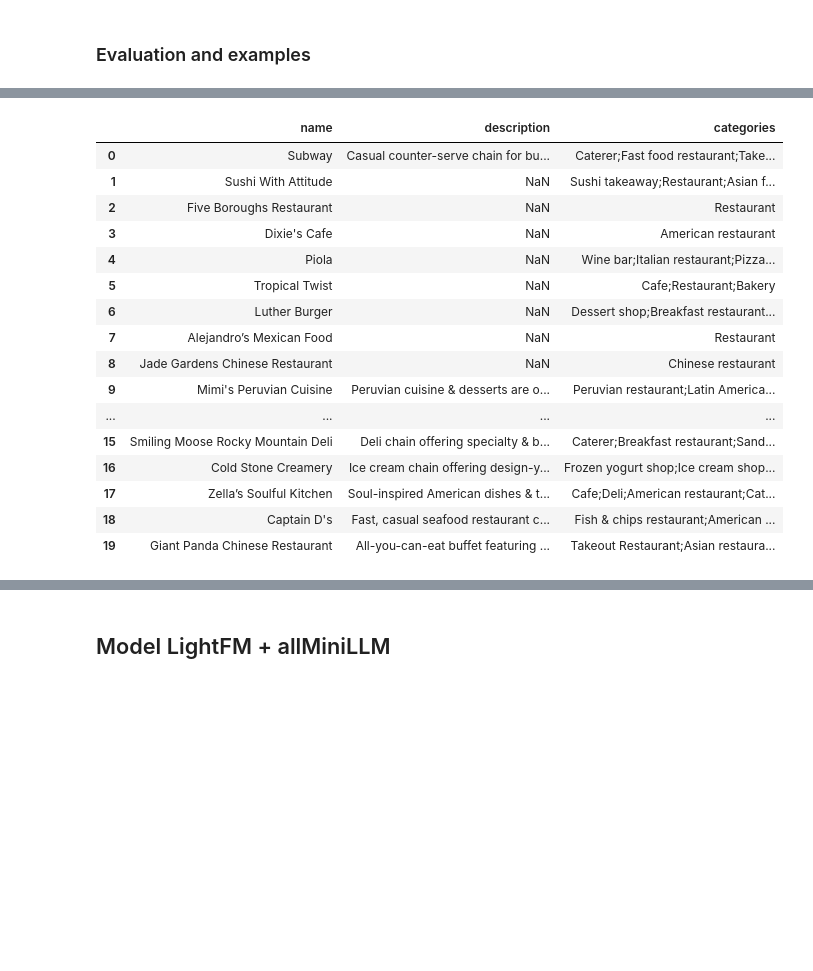
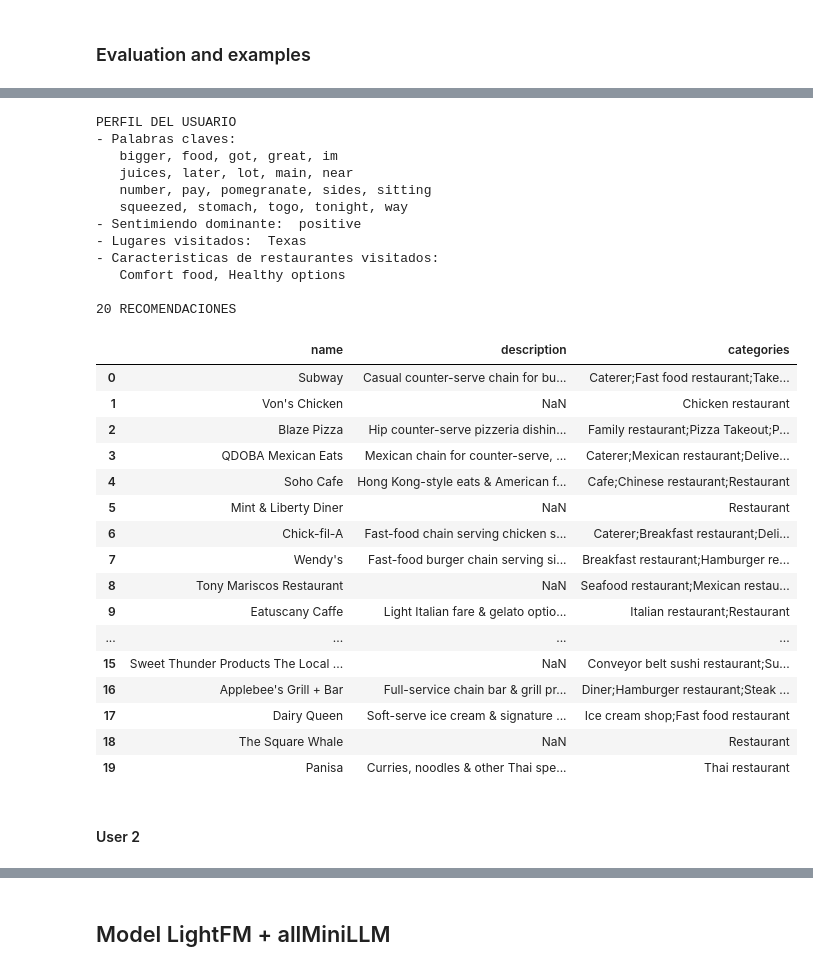
Before and after one commit to pedrozavalat/iic3633-proyecto, a Jupyter notebook: iic3633_lightFM.ipynb, the cells around one changed output, grey strips where cells are left out. Saved outputs shown, nothing was run; the diff lists cells and outputs as text; code cells hidden in the pictures; blank space fills up the shorter version.

Commit message:
feat: add user profile and evaluation metrics for size 30 reclists

```diff
--- a/iic3633_lightFM.ipynb
+++ b/iic3633_lightFM.ipynb
@@ -358,14 +451,16 @@ def show_recommendations(user, reclist):
         'categories': []
 
     }
-    for rest_id in reclist:
-
-        rec_business_cols['name'].append(restaurants_dict[rest_id]['name'])
-        rec_business_cols['description'].append(restaurants_dict[rest_id]['descriptions'])
-        rec_business_cols['categories'].append(restaurants_dict[rest_id]['categories'])
-
+    for row in restaurants.itertuples():
+        index = row.Index
+        if index not in reclist: continue
+        rec_business_cols['name'].append(row.name)
+        rec_business_cols['categories'].append(row.categories)
+        rec_business_cols['description'].append(row.descriptions)
 
     reclist_df = pd.DataFrame(rec_business_cols)
+    get_user_profile(user)
+    print(f'\n{len(reclist)} recomendaciones'.upper())
     return reclist_df
 # %% [markdown]
 # Models
@@ -673,7 +769,7 @@ item_features_data = [
     (rest_id, {f"dim_{i}": embedding[i] for i in range(len(embedding))})
     for rest_id, embedding in zip(restaurants_dict.keys(), embedding_matrix)
 ]
-item_features = dataset.build_item_features(item_features_data, normalize=False)
+item_features_1 = dataset.build_item_features(item_features_data, normalize=False)
 # %%
 flatmap_train_user_items = []
 for user, reviews in train_user_items.items():
@@ -852,2 +915,3 @@ Diversity@10: 0.9637184115523451
 # %%
-fm_reclist20 = fm_train(lr=best_lr, no_comp=best_n_comp, epochs=5, k=20)
+fm_reclist20 = fm_train(lr=30, no_comp=0.01, epochs=5, k=20)
+evaluate_model(fm_reclist20, n=20)
@@ -867,0 +937,11 @@ random_user_rec20 = fm_reclist20[random_user]
+# %%
+# Buscamos diversos usuarios
+user1, user2, user3 = None, None, None
+while not (user1 and user2 and user3):
+    for user, recs in test_users.items():
+        if user1 == None and 1 <= len(recs) < 4:
+            user1 = user
+        if user2 == None and 4 <= len(recs) < 6:
+            user2 = user
+        if user3 == None and 8 <= len(recs):
+            user3 = user
@@ -882,20 +976,34 @@ show_recommendations(user=random_user, reclist=random_user_rec10)
 # %%
-show_recommendations(user=random_user, reclist=random_user_rec20)
+show_recommendations(user=user1, reclist=fm_reclist20[user1])
 # %% [output]
+PERFIL DEL USUARIO
+- Palabras claves:
+   bigger, food, got, great, im
+   juices, later, lot, main, near
+   number, pay, pomegranate, sides, sitting
+   squeezed, stomach, togo, tonight, way
+- Sentimiendo dominante:  positive
+- Lugares visitados:  Texas
+- Caracteristicas de restaurantes visitados:
+   Comfort food, Healthy options
+
+20 RECOMENDACIONES
 |  | name | description | categories |
 | 0 | Subway | Casual counter-serve chain for bu... | Caterer;Fast food restaurant;Take... |
-| 1 | Sushi With Attitude | NaN | Sushi takeaway;Restaurant;Asian f... |
-| 2 | Five Boroughs Restaurant | NaN | Restaurant |
-| 3 | Dixie's Cafe | NaN | American restaurant |
-| 4 | Piola | NaN | Wine bar;Italian restaurant;Pizza... |
-| 5 | Tropical Twist | NaN | Cafe;Restaurant;Bakery |
-| 6 | Luther Burger | NaN | Dessert shop;Breakfast restaurant... |
-| 7 | Alejandro’s Mexican Food | NaN | Restaurant |
-| 8 | Jade Gardens Chinese Restaurant | NaN | Chinese restaurant |
-| 9 | Mimi's Peruvian Cuisine | Peruvian cuisine & desserts are o... | Peruvian restaurant;Latin America... |
+| 1 | Von's Chicken | NaN | Chicken restaurant |
+| 2 | Blaze Pizza | Hip counter-serve pizzeria dishin... | Family restaurant;Pizza Takeout;P... |
+| 3 | QDOBA Mexican Eats | Mexican chain for counter-serve, ... | Caterer;Mexican restaurant;Delive... |
+| 4 | Soho Cafe | Hong Kong-style eats & American f... | Cafe;Chinese restaurant;Restaurant |
+| 5 | Mint & Liberty Diner | NaN | Restaurant |
+| 6 | Chick-fil-A | Fast-food chain serving chicken s... | Caterer;Breakfast restaurant;Deli... |
+| 7 | Wendy's | Fast-food burger chain serving si... | Breakfast restaurant;Hamburger re... |
+| 8 | Tony Mariscos Restaurant | NaN | Seafood restaurant;Mexican restau... |
+| 9 | Eatuscany Caffe | Light Italian fare & gelato optio... | Italian restaurant;Restaurant |
 | ... | ... | ... | ... |
-| 15 | Smiling Moose Rocky Mountain Deli | Deli chain offering specialty & b... | Caterer;Breakfast restaurant;Sand... |
-| 16 | Cold Stone Creamery | Ice cream chain offering design-y... | Frozen yogurt shop;Ice cream shop... |
-| 17 | Zella’s Soulful Kitchen | Soul-inspired American dishes & t... | Cafe;Deli;American restaurant;Cat... |
-| 18 | Captain D's | Fast, casual seafood restaurant c... | Fish & chips restaurant;American ... |
-| 19 | Giant Panda Chinese Restaurant | All-you-can-eat buffet featuring ... | Takeout Restaurant;Asian restaura... |
+| 15 | Sweet Thunder Products The Local ... | NaN | Conveyor belt sushi restaurant;Su... |
+| 16 | Applebee's Grill + Bar | Full-service chain bar & grill pr... | Diner;Hamburger restaurant;Steak ... |
+| 17 | Dairy Queen | Soft-serve ice cream & signature ... | Ice cream shop;Fast food restaurant |
+| 18 | The Square Whale | NaN | Restaurant |
+| 19 | Panisa | Curries, noodles & other Thai spe... | Thai restaurant |
+# %% [markdown]
+#### User 2
```
Also changed, not shown: parts of 50 cells of this notebook.
